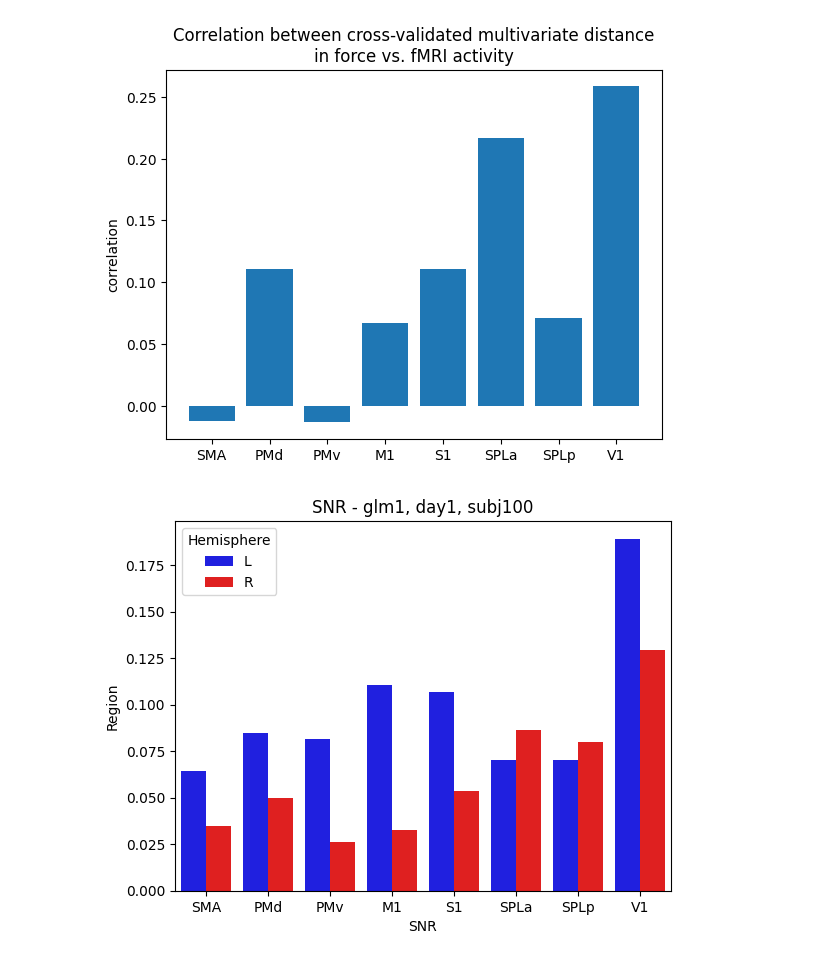
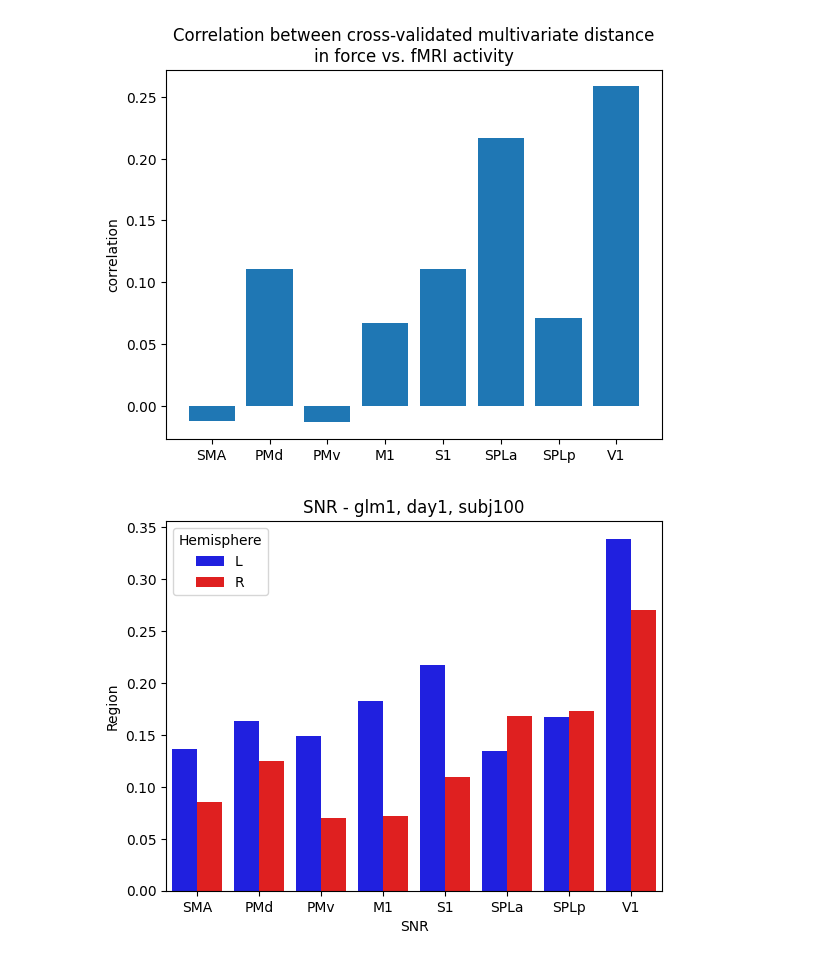
Before and after one commit to mnlmrc/extension-flexion-chords, a Jupyter notebook: efc4/notebooks/main.ipynb, the cells around one changed output. Saved outputs shown, nothing was run; the diff lists cells and outputs as text; code cells hidden in the pictures.

```diff
--- a/efc4/notebooks/main.ipynb
+++ b/efc4/notebooks/main.ipynb
@@ -130,6 +130,7 @@ import pandas as pd
 import matplotlib.pyplot as plt
 import seaborn as sns
 from variance_decomposition import within_subj_var
+from Functional_Fusion.dataset import reliability_within_subj
 
 # Define parameters
 experiment = 'efc4'
@@ -145,35 +146,41 @@ for Hem in ['L', 'R']:
     for roi in gl.rois['ROI']:
         # Load data
         Y = np.load(os.path.join(gl.baseDir, experiment, f'{gl.glmDir}{glm}', f'day{day}', f'subj{sn}', f'ROI.{Hem}.{roi}.beta.npy'))
         res = np.load(os.path.join(gl.baseDir, experiment, f'{gl.glmDir}{glm}', f'day{day}', f'subj{sn}', f'ROI.{Hem}.{roi}.res.npy'))
 
         # Prewhitening
         Y = Y / np.sqrt(res)
 
+        Y = Y.reshape(1, Y.shape[0], Y.shape[1])
+
         # Load partitioning and condition information
         reginfo = pd.read_csv(os.path.join(gl.baseDir, experiment, f'{gl.glmDir}{glm}', f'day{day}', f'subj{sn}', 'reginfo.tsv'), sep='\t')
-        partition_vec = reginfo.run
+        part_vec = reginfo.run
         cond_vec = reginfo.name
 
-        # Compute variance components
-        v_s, v_se = within_subj_var(Y, partition_vec, cond_vec, subtract_mean=True)
-        snr = v_s / v_se
+        # # Compute variance components
+        # v_s, v_se = within_subj_var(Y, partition_vec, cond_vec, subtract_mean=True)
+        # snr = v_s / v_se
+
+        snr = reliability_within_subj(Y, part_vec, cond_vec,
+                                              voxel_wise=False,
+                                              subtract_mean=True).mean()
 
         # Append to data list
         snr_data.append({'ROI': roi, 'Hemisphere': Hem, 'SNR': snr})
 
 # Convert to DataFrame
 snr_df = pd.DataFrame(snr_data)
 
 # Pivot Data for Faceted Plot
 fig, axs = plt.subplots()
 sns.barplot(data=snr_df, y='SNR', x='ROI', hue='Hemisphere', palette={'L': 'blue', 'R': 'red'}, dodge=True, ax=axs)
 
 # Formatting
 axs.set_xlabel("SNR")
 axs.set_ylabel("Region")
 axs.set_title(f'SNR - glm{glm}, day{day}, subj{sn}')
 axs.legend(title="Hemisphere")
 plt.show()
 # %% [output]
-[figure, old version]
+[figure, new version]
```
Also changed, not shown: parts of 1 cell of this notebook, 1 other file.
